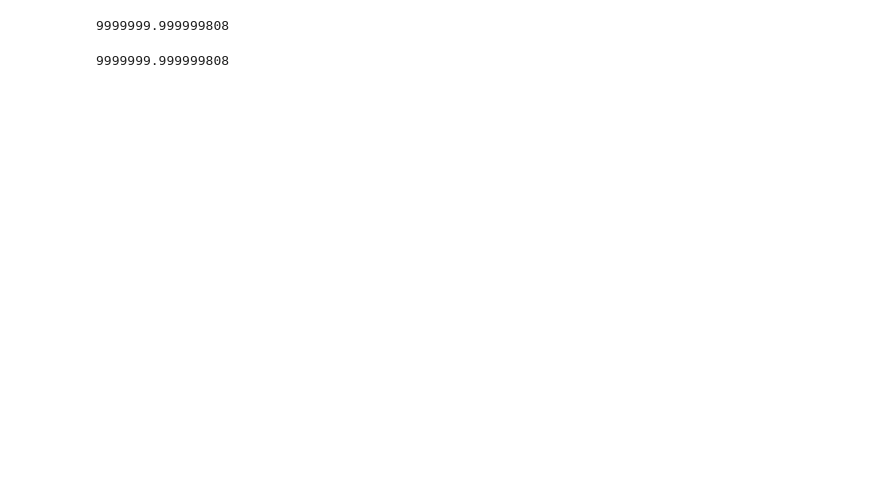
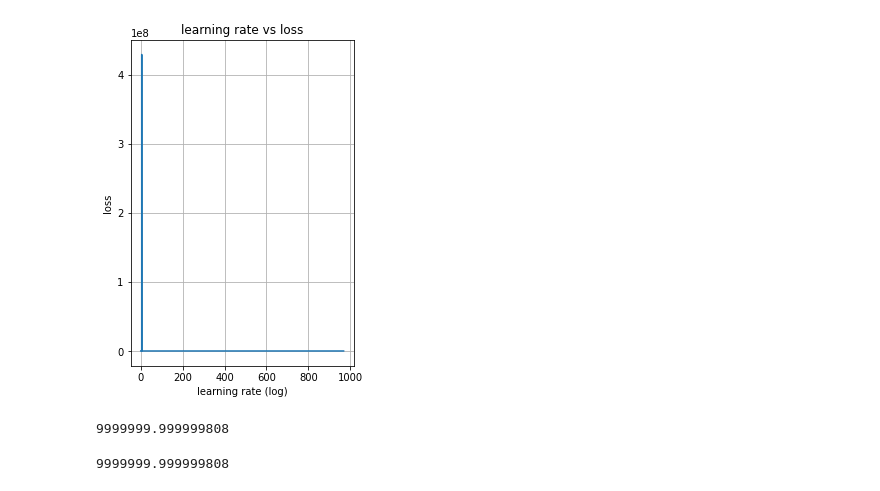
Before and after one commit to aneeshcheriank/hands-own-machine-learning, a Jupyter notebook: selecting_learning_rate.ipynb, the cells around one changed output. Saved outputs shown, nothing was run; the diff lists cells and outputs as text; code cells hidden in the pictures; blank space fills up the shorter version.

```diff
--- a/selecting_learning_rate.ipynb
+++ b/selecting_learning_rate.ipynb
@@ -47,10 +47,11 @@ if __name__ == '__main__':
 
   def lr_scheduler(epoch, lr):
     # begining of every epoch lr get updated
+    k = (math.exp(math.log(10e6)/500))
     if epoch == 1:
       lr = lr
     else:
-      lr *= (math.exp(math.log(10e6)/500))
+      lr *= k
 
     return lr
 
@@ -86,17 +87,20 @@ Epoch 500/500
 # %%
 import matplotlib.pyplot as plt
 
+value = 334
 loss = history.history['loss']
 lr = history.history['lr']
 log_lr = np.log(lr)
 
 plt.figure(figsize=(4, 6))
-plt.plot(log_lr, loss)
+plt.plot(lr, loss)
 plt.grid(True)
 plt.title('learning rate vs loss')
 plt.xlabel('learning rate (log)')
 plt.ylabel('loss')
 plt.show();
+# %% [output]
+[figure, added]
 # %%
 math.exp(math.log(10e6)/500)**500
 # %% [output]
```
Also changed, not shown: parts of 1 cell of this notebook.
